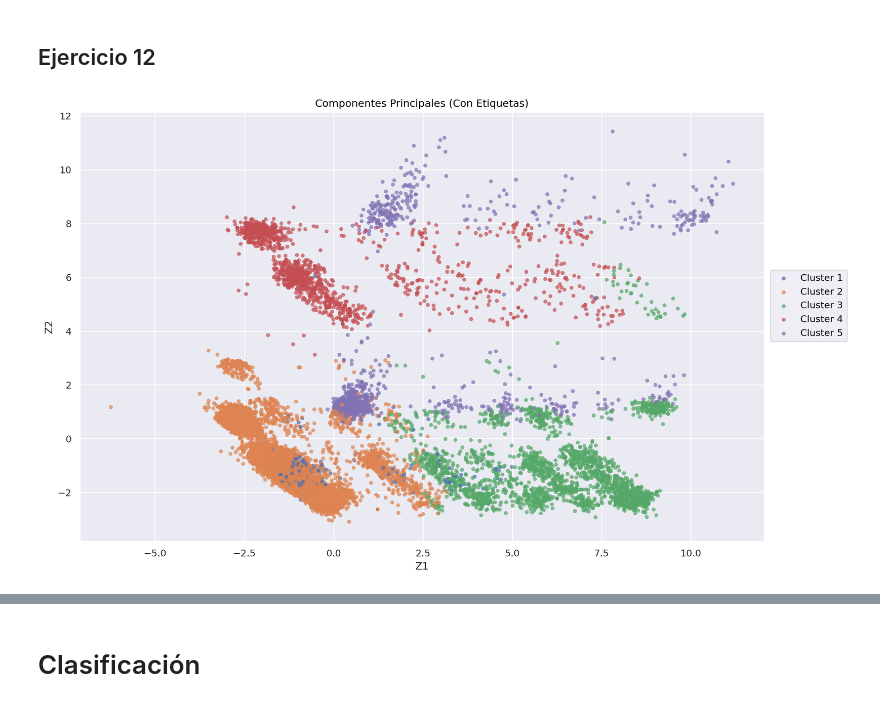
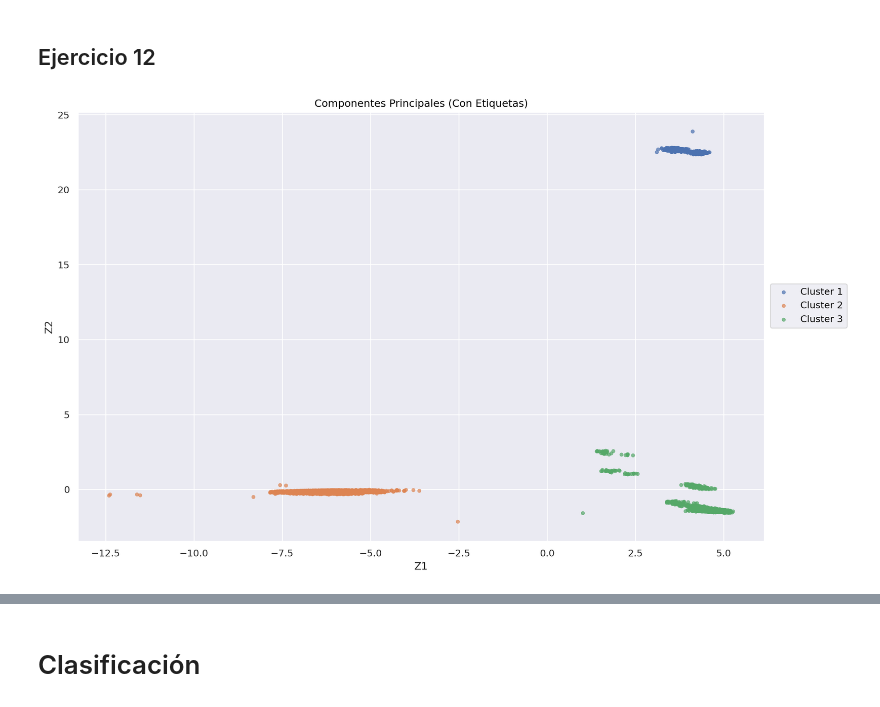
Before and after one commit to leonelifernandez12/labo_datos, a Jupyter notebook: tp_2.ipynb, the cells around one changed output, grey strips where cells are left out. Drawn from its saved outputs; the diff is of its cells as text; code cells hidden in the pictures.

```diff
--- a/tp_2.ipynb
+++ b/tp_2.ipynb
@@ -138,2 +142,15 @@ Después: 15542
 # %% [markdown]
 ## Ejercicio 7
+# %%
+df_datos = df_datos.astype({
+    columna: int
+    for columna in [
+        "PP03C",  "PP03D",  "PP03G",      "PP03H",
+        "PP03I",  "PP03J",  "PP03K",      "INTENSI",
+        "PP04A",  "PP04A1", "PP04G",      "SECTOR",
+        "PP04B1", "PP04B2", "PP04B3_ANO", "PP04C",
+        "EMPLEO",
+    ]
+})
+
+df_datos.head()
@@ -163,11 +360,12 @@ df_datos.head()
 ## Ejercicio 8
 # %%
 df_clean = df_datos.copy()
+df_clean = df_clean[df_clean["PP04C"] != 99]
 
 df_clean["CH07"] = np.where(df_clean["CH07"] == 5, True, False)
 df_clean["CH09"] = np.where(df_clean["CH09"] == 1, True, False)
 
 df_clean["NIVEL_ED"] = df_clean["NIVEL_ED"].replace(7, 0)
 
-df_clean[["CH07", "CH09", "NIVEL_ED"]]
+df_clean[["PP04C", "CH07", "CH09", "NIVEL_ED"]]
 # %% [output]
@@ -189,10 +387,6 @@ df_clean[["CH07", "CH09", "NIVEL_ED"]]
 # %% [markdown]
 ## Ejercicio 9
 # %%
-df_clustering = pd.merge(
-    df_clean[df_clean.columns.difference(["SECTOR"])],
-    pd.get_dummies(df_clean, columns=["SECTOR"])
-)
-
+df_clustering = pd.get_dummies(df_clean, columns=["SECTOR"], drop_first=False)
 df_clustering.head()
 # %% [output]
@@ -247,17 +427,10 @@ Para este ejercicio se utilizará el algoritmo de K-Means. Además, para la esti
 # %%
 metricas = []
-for k in range(1, 20):
-    kmeans = KMeans(n_clusters=k, random_state=0)
+random_state = 20
+for k in range(1, 10):
+    kmeans = KMeans(n_clusters=k, random_state=random_state)
     kmeans.fit(df_clustering_escalado)
 
     metricas.append([k, kmeans.inertia_])
 
 metricas = pd.DataFrame(metricas, columns=["k", "inercia"])
-
-(
-    so.Plot(data=metricas, x="k", y="inercia")
-    .add(so.Line())
-    .add(so.Dot())
-    .layout(size=(12, 8))
-    .label(x="Hiperparámetro K", y="Inercia")
-)
@@ -266,21 +448,21 @@ metricas = pd.DataFrame(metricas, columns=["k", "inercia"])
 # %% [markdown]
 ## Ejercicio 12
 # %%
-clustering = KMeans(n_clusters=5, random_state=0)
+clustering = KMeans(n_clusters=3, random_state=random_state)
 clustering.fit(df_clustering_escalado)
 etiquetas = np.array([f"Cluster {nombre + 1}" for nombre in clustering.labels_])
 
 (
     so.Plot(
         x=componentes_principales[:, 0],
         y=componentes_principales[:, 1],
         color=etiquetas
     )
     .add(so.Dot(alpha=0.7, pointsize=4))
     .label(x="Z1", y="Z2")
     .layout(size=(12, 8))
-    .scale(color=so.Nominal(order=np.unique(etiquetas)))
+    .scale(color=so.Nominal(order=np.unique(etiquetas).tolist()))
     .label(title="Componentes Principales (Con Etiquetas)")
 )
 # %% [output]
-[figure, old version]
+[figure, new version]
```
Also changed, not shown: parts of 31 cells of this notebook.
